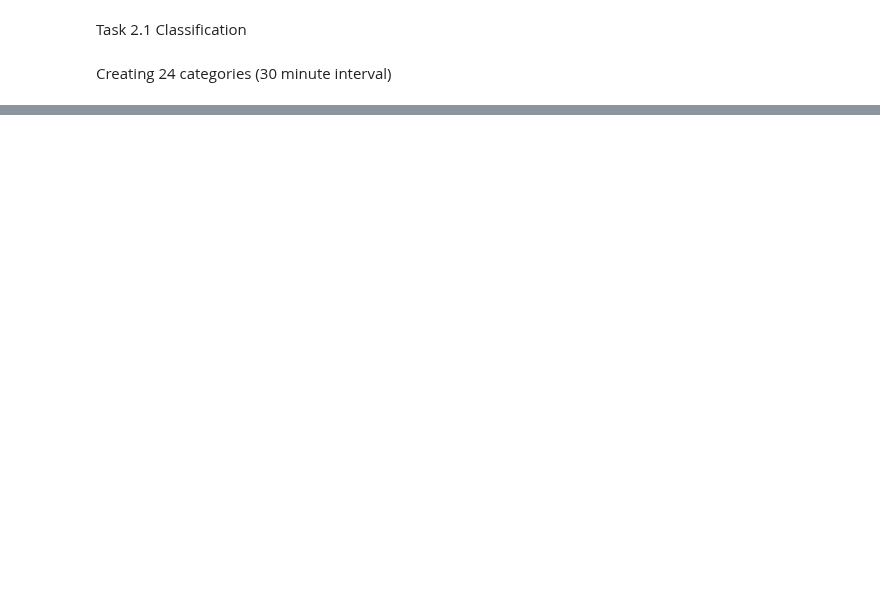
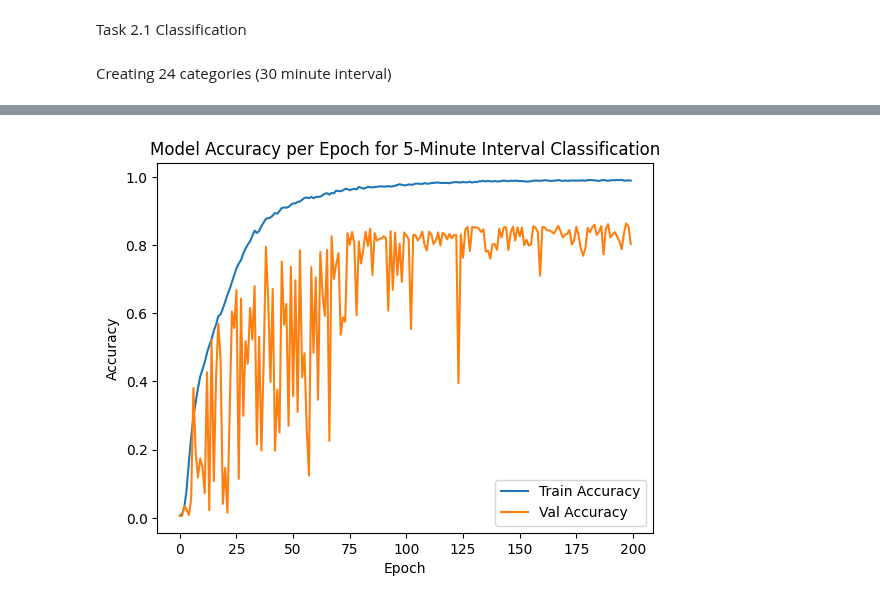
Before and after one commit to watchthedoge/IDL_22, a Jupyter notebook: Assignment_1/Part_2/task2.ipynb, the cells around one changed output, grey strips where cells are left out. Drawn from its saved outputs; the diff is of its cells as text; code cells hidden in the pictures; blank space fills up the shorter version.

```diff
--- a/Assignment_1/Part_2/task2.ipynb
+++ b/Assignment_1/Part_2/task2.ipynb
@@ -165,0 +277,29 @@ KeyboardInterrupt:
+# %%
+# Create class labels for 144 categories (5 minute intervals)
+y_train_144 = to_class_label(y_train_orig[:,0], y_train_orig[:,1], interval=5)
+y_val_144 = to_class_label(y_val_orig[:,0], y_val_orig[:,1], interval=5)
+y_test_144 = to_class_label(y_test_orig[:,0], y_test_orig[:,1], interval=5)
+
+y_train_144 = to_categorical(y_train_144, 144)
+y_val_144 = to_categorical(y_val_144, 144)
+y_test_144 = to_categorical(y_test_144, 144)
+# %%
+
+classification_checkpoint = ModelCheckpoint(
+    filepath="model_classification_5.keras",
+    monitor="val_loss",
+    save_best_only=True,
+    save_weights_only=False,
+    mode="min",
+    verbose=False
+)
+
+lr_scheduler = ReduceLROnPlateau(
+    monitor="val_loss",
+    factor=0.9,
+    patience=5,
+    verbose=1,
+    min_lr=1e-4
+)
+model_classification_5min_interval = model_classification(pixel_size, num_categories=144)
+history_5 = model_classification_5min_interval.fit(X_train, y_train_144, epochs=200, batch_size=64, validation_data=(X_val, y_val_144), callbacks=[classification_checkpoint, lr_scheduler])
@@ -165,0 +324,11 @@ KeyboardInterrupt:
+# %%
+plt.title('Model Accuracy per Epoch for 5-Minute Interval Classification')
+plt.plot(history_5.history['accuracy'], label='Train Accuracy')
+plt.plot(history_5.history['val_accuracy'], label='Val Accuracy')
+plt.xlabel('Epoch')
+plt.ylabel('Accuracy')
+plt.legend()
+plt.savefig('accuracy_5min_interval.png')
+plt.show()
+# %% [output]
+[figure, added]
```
Also changed, not shown: parts of 35 cells of this notebook, 11 other files.
